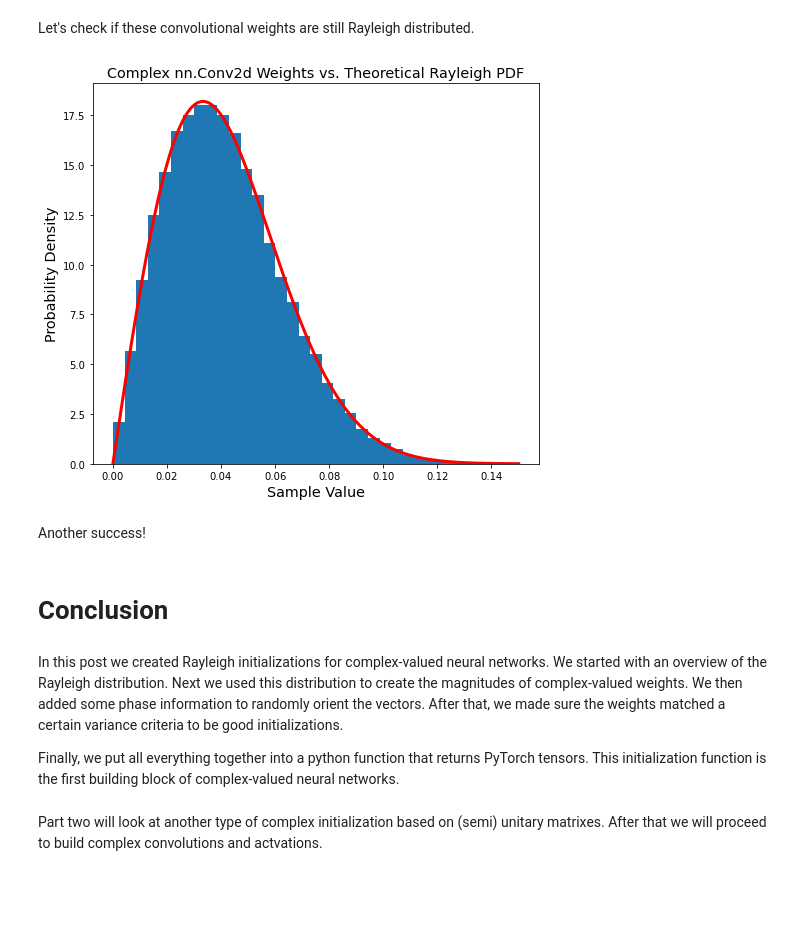
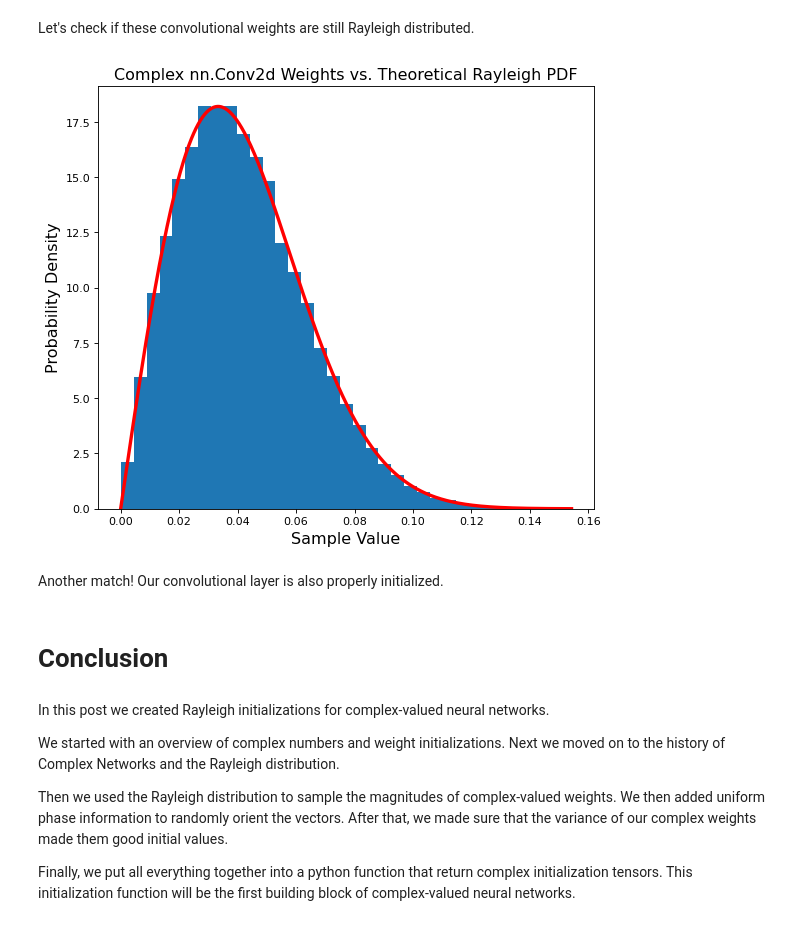
Before and after one commit to enzokro/chaski, a Jupyter notebook: nbs/blog/posts/2022-08-20-rayleigh-init/index.ipynb, the cells around one changed output. Saved outputs shown, nothing was run; the diff lists cells and outputs as text; code cells hidden in the pictures; blank space fills up the shorter version.

Commit message:
add new post

```diff
--- a/nbs/blog/posts/2022-08-20-rayleigh-init/index.ipynb
+++ b/nbs/blog/posts/2022-08-20-rayleigh-init/index.ipynb
@@ -378,9 +704,11 @@ What about a convolutional layer? Our main concern here is that both the tensor
 
 # set a 3x3 kernel size
 k = 3
+# now, these are the number of feature maps (chan_in and chan_out)
+fan_in, fan_out = 100, 50
 conv_layer = torch.nn.Conv2d(fan_in, fan_out, k)
 real_conv, imag_conv = get_complex_inits(conv_layer) # get the initial complex weights
 
 # make sure the shape of weights is ok
-print(f'Shapes of real and imaginary convolution tensors: {real_conv.shape}, {imag_conv.shape}')
+print(f'Shapes of real and imaginary convolutional tensors: {real_conv.shape}, {imag_conv.shape}')
 # %% [output]
@@ -392,33 +720,37 @@ Let's check if these convolutional weights are still Rayleigh distributed.
 conv_magnitude = torch.sqrt(real_conv**2 + imag_conv**2).numpy().reshape(-1)
 # %%
-# plot histogram of magnitudes vs. theoretical pdf
-plt.figure(figsize=(8,7))
+#|panel: center
+
+# setup the plots
+plt.figure(figsize=(8,7), dpi=80)
 plt.title('Complex nn.Conv2d Weights vs. Theoretical Rayleigh PDF', fontsize='x-large')
 plt.xlabel('Sample Value', fontsize='x-large')
 plt.ylabel('Probability Density', fontsize='x-large')
 
 
 # pick points that cover sample range to compare with theoretical rayleigh pdf
 points = np.linspace(0, conv_magnitude.max(), 1000)
 
 # note: we need to re-compute fanIn for the convolutional layer
 fan_in, fan_out = torch.nn.init._calculate_fan_in_and_fan_out(conv_layer.weight)
 sigma_he_conv = sigma=1. / np.sqrt(fan_in)
 
 ray_pdf = rayleigh_pdf(points, sigma_he_conv)
 
-# plot the two distributions
+# plot histogram of magnitudes vs. theoretical pdf
 plt.hist(conv_magnitude, bins=35, density=True)
 plt.plot(points, ray_pdf, c='r', linewidth=3);
 # %% [output]
-[figure, old version]
+[figure, new version]
-# %% [markdown]
-Another success!
+# %% [markdown]
+Another match! Our convolutional layer is also properly initialized.
 # %% [markdown]
 # Conclusion
 # %% [markdown]
-In this post we created Rayleigh initializations for complex-valued neural networks. We started with an overview of the Rayleigh distribution. Next we used this distribution to create the magnitudes of complex-valued weights. We then added some phase information to randomly orient the vectors. After that, we made sure the weights matched a certain variance criteria to be good initializations.
+In this post we created Rayleigh initializations for complex-valued neural networks.
 
-Finally, we put all everything together into a python function that returns PyTorch tensors. This initialization function is the first building block of complex-valued neural networks.
+We started with an overview of complex numbers and weight initializations. Next we moved on to the history of Complex Networks and the Rayleigh distribution.
+
+Then we used the Rayleigh distribution to sample the magnitudes of complex-valued weights. We then added uniform phase information to randomly orient the vectors. After that, we made sure that the variance of our complex weights made them good initial values.
+
+Finally, we put all everything together into a python function that return complex initialization tensors. This initialization function will be the first building block of complex-valued neural networks.
-# %% [markdown]
-Part two will look at another type of complex initialization based on (semi) unitary matrixes. After that we will proceed to build complex convolutions and actvations.
```
Also changed, not shown: parts of 105 cells of this notebook, 4 other files.
